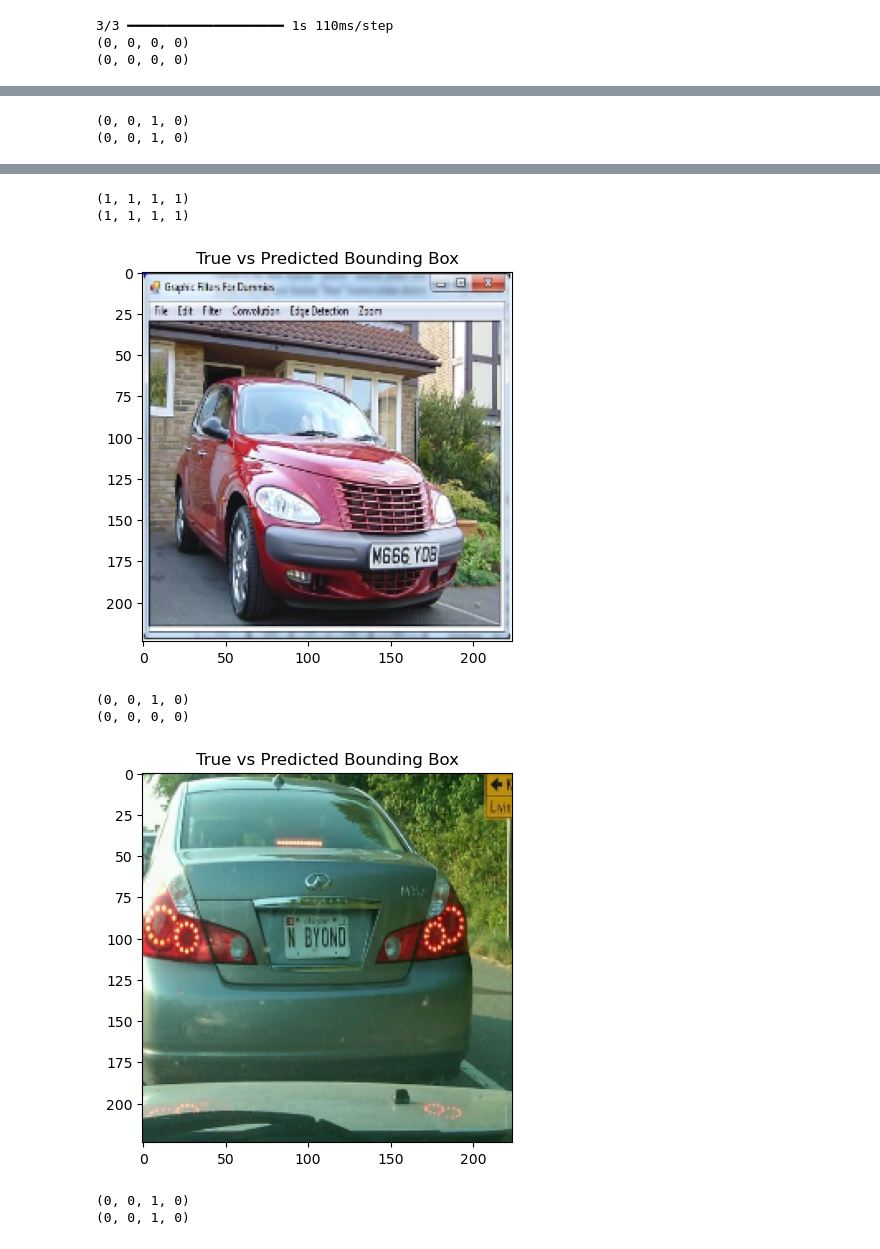
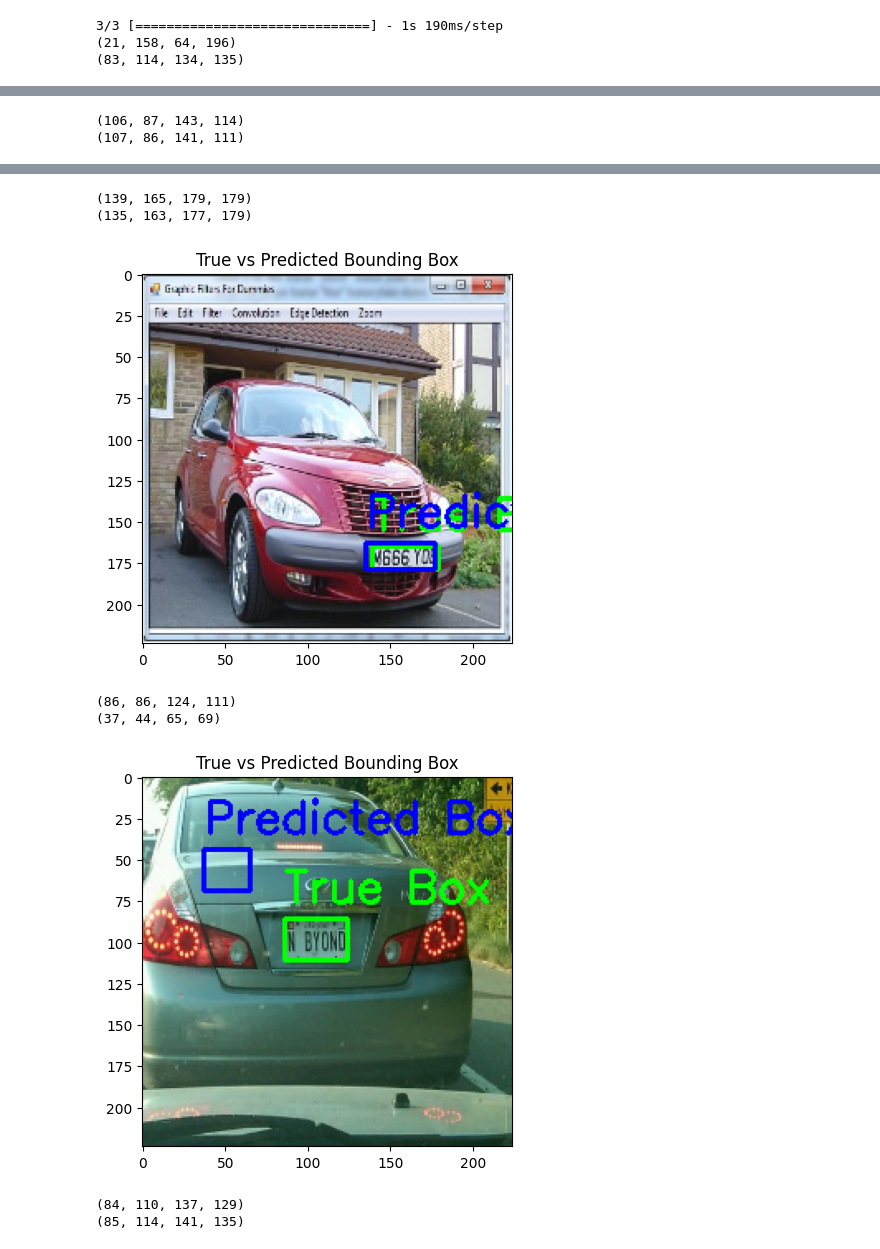
Before and after one commit to kreenatotala/CS4100_final_project, a Jupyter notebook: CNN_plate_detection.ipynb, the cells around one changed output, grey strips where cells are left out. Cells and saved outputs as stored; diff of their text form; code cells hidden in the pictures.

```diff
--- a/CNN_plate_detection.ipynb
+++ b/CNN_plate_detection.ipynb
@@ -250,0 +245,3 @@ NameError: name 'model' is not defined
+# %%
+annotation_directory = 'archive/annotations'
+image_dimensions = get_image_dimensions(annotation_directory)
@@ -250,0 +293,30 @@ NameError: name 'model' is not defined
+# %%
+def denormalize_predictions_2(predictions, filenames, image_dimensions):
+    denormalized_boxes = []
+    print(predictions[:5])
+    for filename, box in zip(filenames, predictions):
+        #print(filename)
+        if filename in image_dimensions:
+            width, height = image_dimensions[filename]
+            x_min, y_min, x_max, y_max = box
+            # x_min = (x_min / width) * 224
+            # y_min = (y_min / height) * 224
+            # x_max = (x_max / width) * 224
+            # y_max = (y_max / height) * 224
+
+            # x_min = int(x_min * width)
+            # y_min = int(y_min * height)
+            # x_max = int(x_max * width)
+            # y_max = int(y_max * height)
+
+            x_min = int(x_min * 224)
+            y_min = int(y_min * 224)
+            x_max = int(x_max * 224)
+            y_max = int(y_max * 224)
+            denormalized_boxes.append((filename, (x_min, y_min, x_max, y_max)))
+        else:
+            print(f"Dimensions not found for {filename}")
+    return denormalized_boxes
+# %%
+denormalized_boxes = denormalize_predictions_2(predictions, filenames_test, image_dimensions)
+print(denormalized_boxes[:5])
@@ -250,0 +330,3 @@ NameError: name 'model' is not defined
+# %%
+y_denormalized = denormalize_predictions_2(y_test, filenames_test, image_dimensions)
+print(y_denormalized[:5])
@@ -269,6 +372,11 @@ def draw_box(img, box, color, label):
 # Adapt the plotting function to work with non-normalized coordinates
 def plot_image_with_bbox(img, box, pred_box):
     # Draw the true and predicted boxes
+    #print(pred_box)
+    box = box[1]
+    pred_box = pred_box[1]
+    #print(pred_box)
+
     draw_box(img, (int(box[0]), int(box[1]), int(box[2]), int(box[3])), (0, 255, 0), "True Box")
     draw_box(img, (int(pred_box[0]), int(pred_box[1]), int(pred_box[2]), int(pred_box[3])), (255, 0, 0), "Predicted Box")
 
@@ -278,8 +386,8 @@ def plot_image_with_bbox(img, box, pred_box):
 
 # Plot the bounding boxes on a test image
 for i in range(5):  # Just plotting the first 5 images as an example
-    plot_image_with_bbox(X_test[i], y_test[i], predictions[i])
+    plot_image_with_bbox(X_test[i], y_denormalized[i], denormalized_boxes[i])
 # %% [output]
-3/3 ━━━━━━━━━━━━━━━━━━━━ 1s 110ms/step
-(0, 0, 0, 0)
-(0, 0, 0, 0)
+3/3 [==============================] - 1s 190ms/step
+(21, 158, 64, 196)
+(83, 114, 134, 135)
@@ -287,2 +395,2 @@ for i in range(5):  # Just plotting the first 5 images as an example
-(0, 0, 1, 0)
-(0, 0, 1, 0)
+(106, 87, 143, 114)
+(107, 86, 141, 111)
@@ -290,8 +398,8 @@ for i in range(5):  # Just plotting the first 5 images as an example
-(1, 1, 1, 1)
-(1, 1, 1, 1)
+(139, 165, 179, 179)
+(135, 163, 177, 179)
-[figure, old version]
+[figure, new version]
-(0, 0, 1, 0)
-(0, 0, 0, 0)
+(86, 86, 124, 111)
+(37, 44, 65, 69)
-[figure, old version]
+[figure, new version]
-(0, 0, 1, 0)
-(0, 0, 1, 0)
+(84, 110, 137, 129)
+(85, 114, 141, 135)
```
Also changed, not shown: parts of 21 cells of this notebook, 3 other files.
